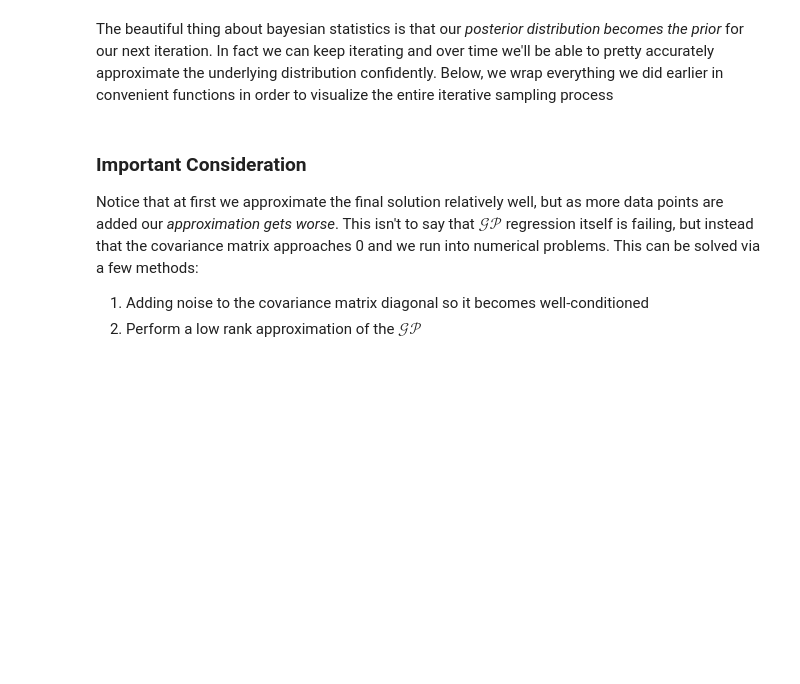
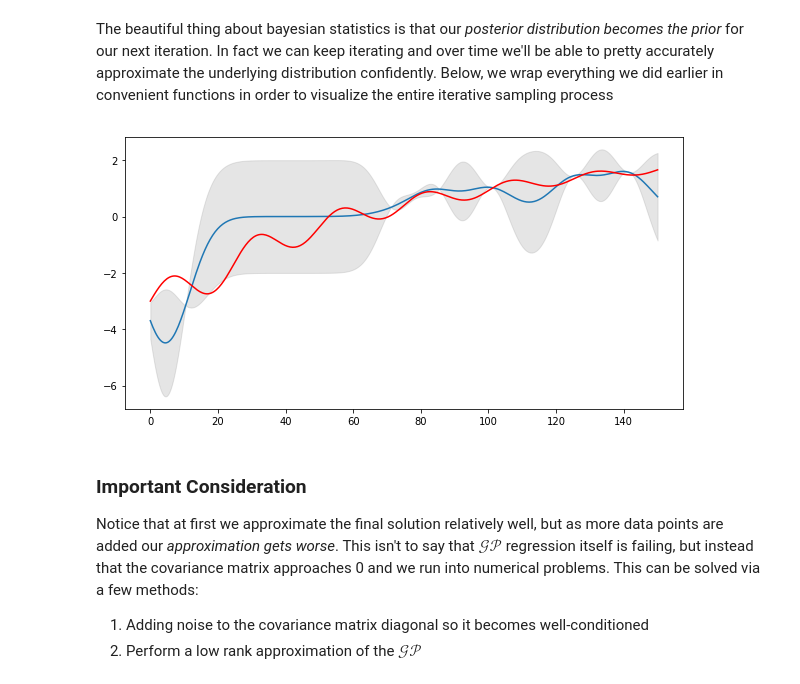
Before and after one commit to jerdra/statistical_models, a Jupyter notebook: notebooks/tutorials/gaussian_processes/gaussian_processes.ipynb, the cells around one changed output. Drawn from its saved outputs; the diff is of its cells as text; code cells hidden in the pictures; blank space fills up the shorter version.

```diff
--- a/notebooks/tutorials/gaussian_processes/gaussian_processes.ipynb
+++ b/notebooks/tutorials/gaussian_processes/gaussian_processes.ipynb
@@ -435,6 +443,7 @@ num_x = 400
 x = np.linspace(0,150,num_x).reshape((num_x,1))
 f = np.zeros((400,1),dtype=np.float64)
 K = sq_exp_dist(x,l)
+l = 1/(10)**2
 # %%
 #Set up base figure properties
 plt.ion()
@@ -447,33 +456,36 @@ ax.set_xlim(0,150)
 ax.set_ylim(-3,3)
 
 #Keep track of which x we've already sampled for two reasons:
 #1 : Since we're dealing with noise-less case, there's no point of sampling the same point twice
 
 #2 : With the noise-less case the variance of the sampled point is 0.
 #    thus computing the posterior variance which requires inversion of K_xs_xs will fail spectacularly
 #    so you couldn't do it anyway..
 sampled_x = []
 
 #Pick our initial sample
 x_s, f_s = pick_sample(x)
 for i in np.arange(0,num_x):
 
     #Guarantee that we'll pick a new sample
     while x_s in sampled_x:
         x_s, f_s = pick_sample(x)
 
     #Compute posterior
     bar_f, var_f = compute_posterior(x,x_s,f,f_s,K,l)
 
     #Add sample to our list of already sampled points
     sampled_x.append(x_s)
 
     #Visualize
     visualize_gp(ax,x,bar_f,var_f)
 
     #Posterior is the new prior
     f, K = bar_f, var_f
+    ax.plot(x,y,'r')
     break
+# %% [output]
+[figure, added]
 # %% [markdown]
 ### Important Consideration
 Notice that at first we approximate the final solution relatively well, but as more data points are added our *approximation gets worse*. This isn't to say that $\mathcal{GP}$ regression itself is failing, but instead that the covariance matrix approaches 0 and we run into numerical problems. This can be solved via a few methods:
```
Also changed, not shown: parts of 8 cells of this notebook, 1 other file.
